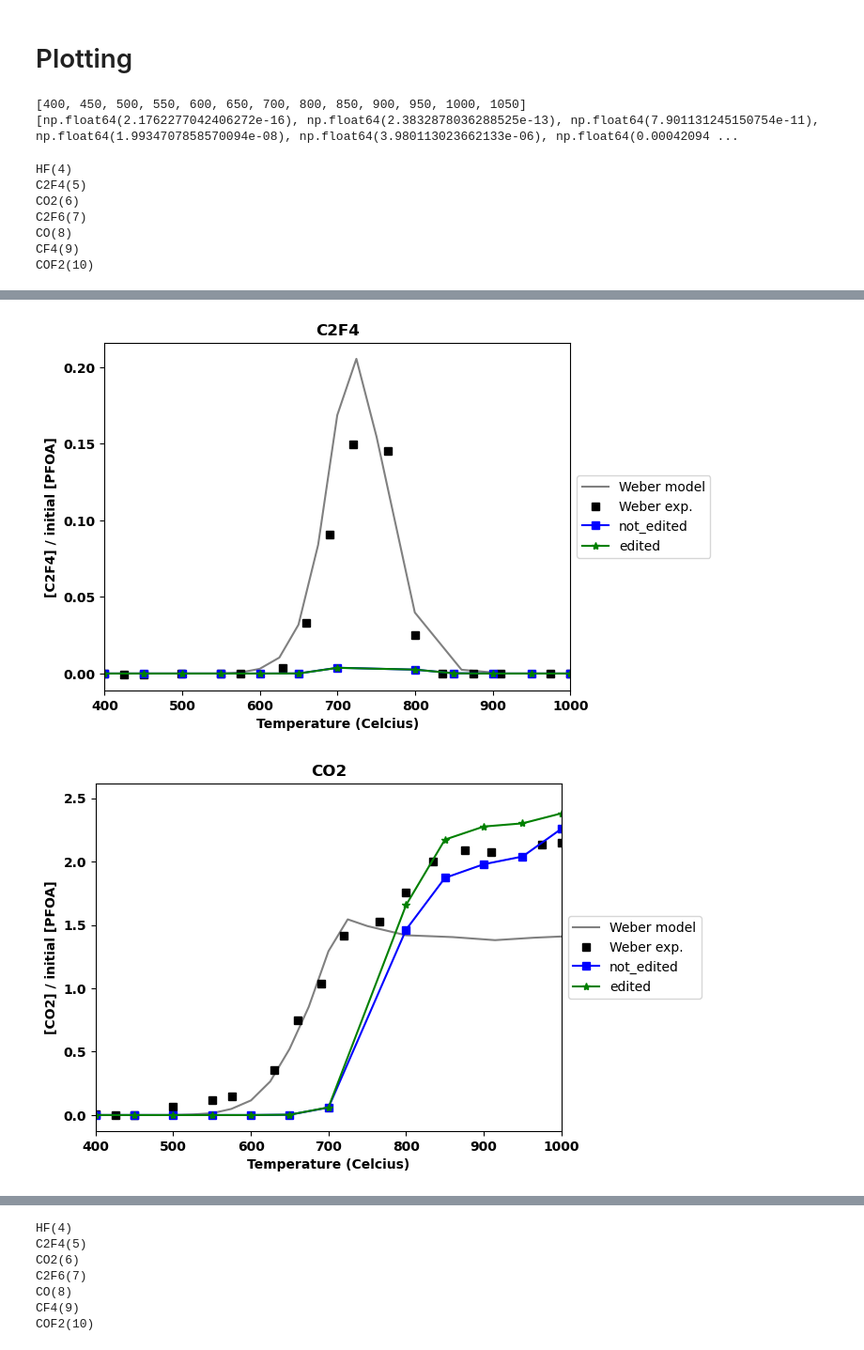
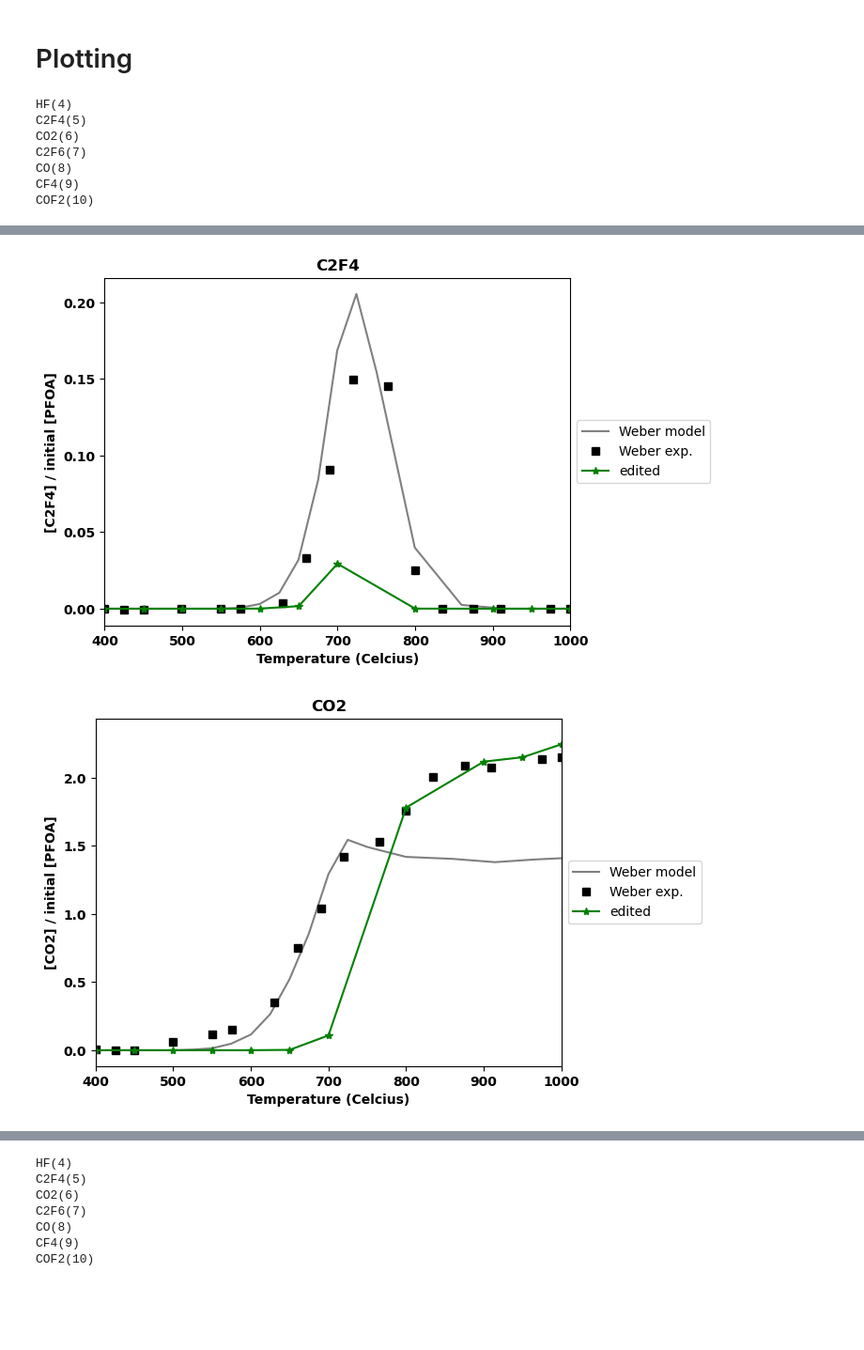
Before and after one commit to Nora-Khalil/rebasing_PFAS, a Jupyter notebook: models/PFAS/insights_from_Weber/PFOA+Air/plots_for_richard.ipynb, the cells around one changed output, grey strips where cells are left out. Shown at 94% size. Saved outputs shown, nothing was run; the diff lists cells and outputs as text; code cells hidden in the pictures; blank space fills up the shorter version.

```diff
--- a/models/PFAS/insights_from_Weber/PFOA+Air/plots_for_richard.ipynb
+++ b/models/PFAS/insights_from_Weber/PFOA+Air/plots_for_richard.ipynb
@@ -1143,10 +1143,10 @@ for temp in all_temperatures:
         try:
             print(f'Simulating for temperature {temp}')
             #model 1
-            # model_path = model_paths[0]
-            # mech_1 = mechanisms_tested[0]
-            # states1, gas1, sensitivity_data1 = run_edited_mech_sim(temp, model_path, Weber=False, calculate_sensitivities=False, edit_gas_in_cantera=False)
-            # print(mech_1)
+            model_path = model_paths[0]
+            mech_1 = mechanisms_tested[0]
+            states1, gas1, sensitivity_data1 = run_edited_mech_sim(temp, model_path, Weber=False, calculate_sensitivities=False, edit_gas_in_cantera=False)
+            print(mech_1)
 
             #model 2
             model_path = model_paths[1]
@@ -1187,7 +1187,7 @@ for temp in all_temperatures:
             if simulate_flag==True:
 
 
-               # PFOA_concentration_1 = states1.concentrations[:, gas1.species_index('PFOA(1)')]
+                PFOA_concentration_1 = states1.concentrations[:, gas1.species_index('PFOA(1)')]
                 PFOA_concentration_2 = states2.concentrations[:, gas2.species_index('PFOA(1)')]
                 #PFOA_concentration_2 = states2.concentrations[:, gas2.species_index('PFOA')]
 
@@ -1195,7 +1195,7 @@ for temp in all_temperatures:
                 # PFOA_concentration_4 = states4.concentrations[:, gas4.species_index('PFOA(1)')]
 
 
-               # species_of_interest_concentration_1 = states1.concentrations[:, gas1.species_index(spec_of_interest)]
+                species_of_interest_concentration_1 = states1.concentrations[:, gas1.species_index(spec_of_interest)]
                 #species_of_interest_concentration_2 = states2.concentrations[:, gas2.species_index(exp_mapping[spec_of_interest])]
                 species_of_interest_concentration_2 = states2.concentrations[:, gas2.species_index(spec_of_interest)]
 
@@ -1204,7 +1204,7 @@ for temp in all_temperatures:
 
 
 
-               # exit_concentration_1 = species_of_interest_concentration_1[-1]/PFOA_concentration_1[0]
+                exit_concentration_1 = species_of_interest_concentration_1[-1]/PFOA_concentration_1[0]
                 exit_concentration_2 = species_of_interest_concentration_2[-1]/PFOA_concentration_2[0]
 #                 exit_concentration_3 = species_of_interest_concentration_3[-1]/PFOA_concentration_3[0]
 #                 exit_concentration_4 = species_of_interest_concentration_4[-1]/PFOA_concentration_4[0]
@@ -1232,8 +1232,8 @@ for temp in all_temperatures:
 
                 #master_dictionary_for_concentrations[spec_of_interest]=[existing_data_1, existing_data_2, existing_data_3, existing_data_4]
 
-                #master_dictionary_for_concentrations[spec_of_interest]=[existing_data_1, existing_data_2]
-                master_dictionary_for_concentrations[spec_of_interest]=[[[],[]], existing_data_2]
+                master_dictionary_for_concentrations[spec_of_interest]=[existing_data_1, existing_data_2]
+                #master_dictionary_for_concentrations[spec_of_interest]=[[[],[]], existing_data_2]
 
 
             #master_dictionary_for_concentrations[spec_of_interest]=[existing_data_1, existing_data_2]
@@ -1531,13 +1517,6 @@ def get_experiment_data(exp_label):
 
 
     return exp_data
-# %%
-print(not_edited_temps)
-print(not_edited_conc)
-not_edited_sim = [not_edited_temps, not_edited_conc]
-# %% [output]
-[400, 450, 500, 550, 600, 650, 700, 800, 850, 900, 950, 1000, 1050]
-[np.float64(2.1762277042406272e-16), np.float64(2.3832878036288525e-13), np.float64(7.901131245150754e-11), np.float64(1.9934707858570094e-08), np.float64(3.980113023662133e-06), np.float64(0.00042094 ...
 # %%
 exp_mapping = {'HF(122)': "HF", #key is main names, val in Weber names
                'CF2:CF2(151)': 'C2F4',
@@ -1638,10 +1617,7 @@ for spec, item in master_dictionary_for_concentrations.items():
         #ax1.plot(temps[:7]+temps[8:],concentrations[:7]+concentrations[8:],'-*', label=mechanism)
         #print(concentrations)
 
-        if mechanism == 'not_edited':
-            ax1.plot(not_edited_temps, not_edited_conc, color = color, label=mechanism)
-        else:
-            ax1.plot(temps,concentrations,line_marker, color = color, label=mechanism)
+        ax1.plot(temps,concentrations,line_marker, color = color, label=mechanism)
 
 
 
@@ -1675,2 +1651,2 @@ COF2(10)
-[figure, old version]
+[figure, new version]
-[figure, old version]
+[figure, new version]
```
Also changed, not shown: parts of 6 cells of this notebook.
